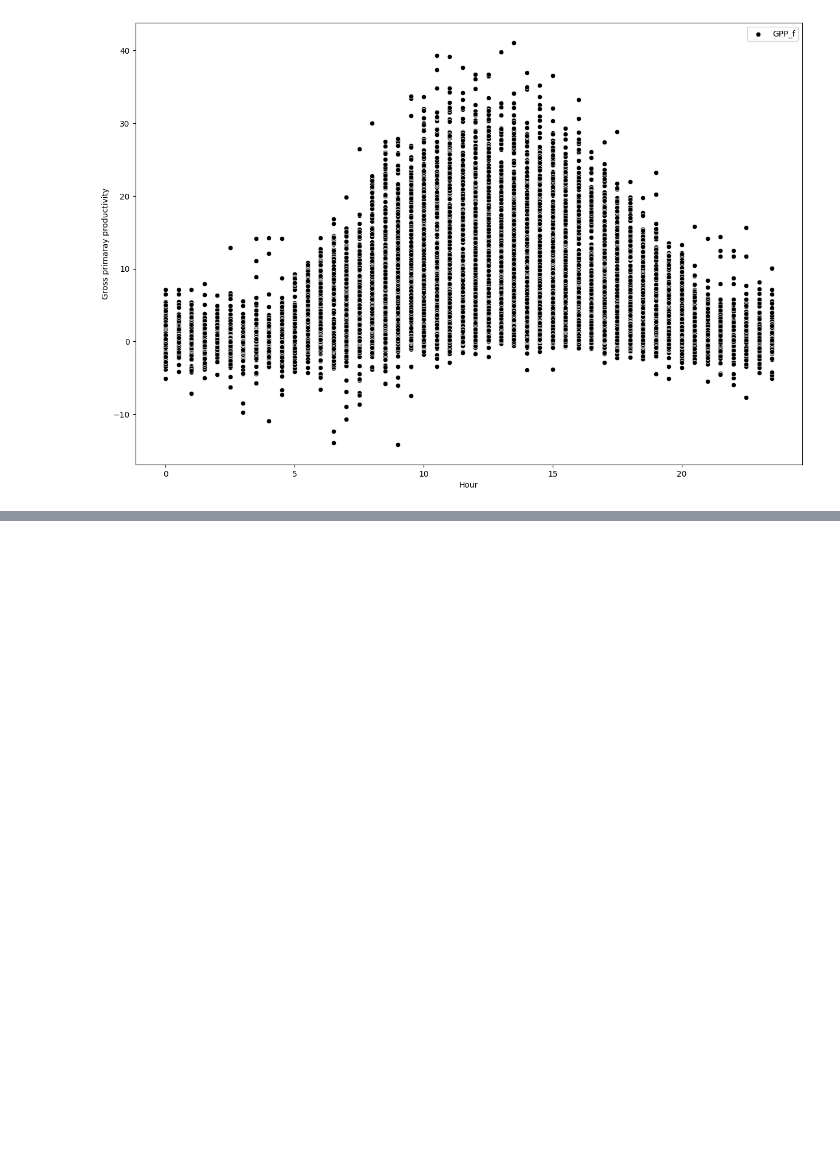
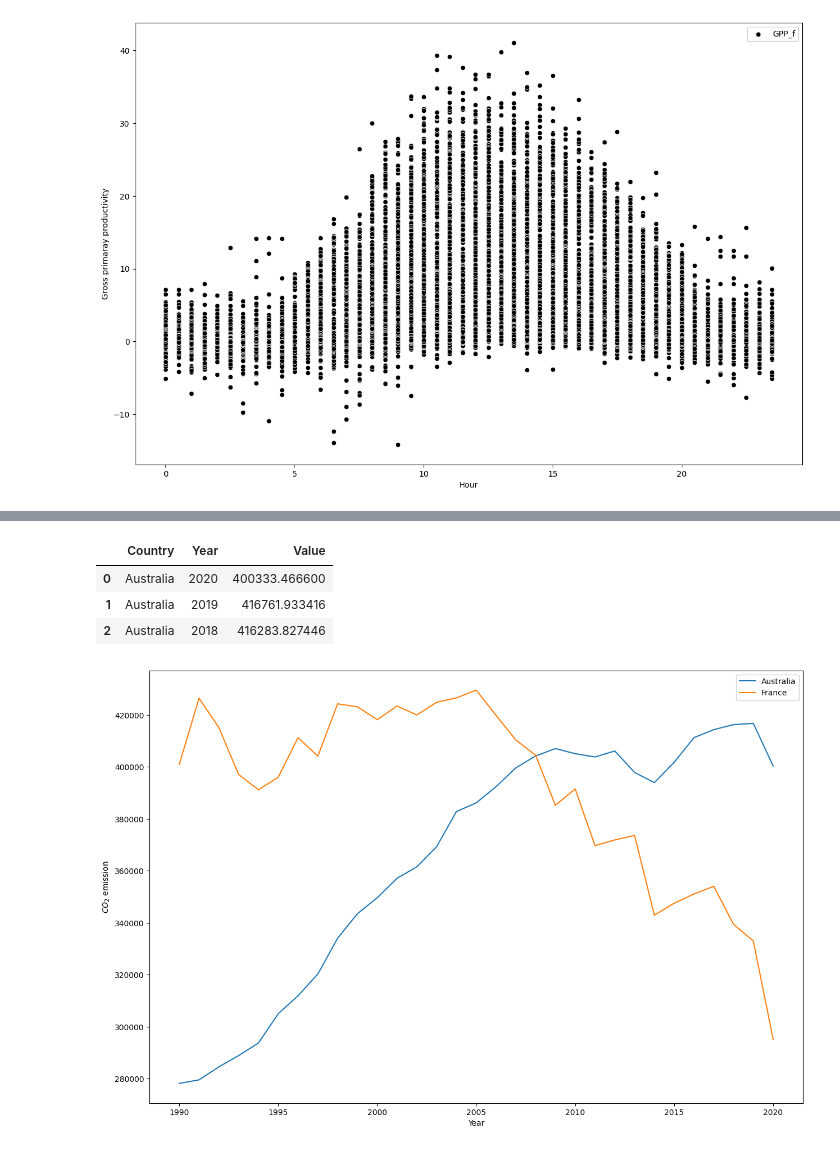
Before and after one commit to anujthapamagar/FEDS, a Jupyter notebook: FEDS_exam.ipynb, the cells around one changed output, grey strips where cells are left out. Saved outputs shown, nothing was run; the diff lists cells and outputs as text; code cells hidden in the pictures; blank space fills up the shorter version.

```diff
--- a/FEDS_exam.ipynb
+++ b/FEDS_exam.ipynb
@@ -91,0 +149,16 @@ plt.ylabel('Gross primaray productivity');
+# %%
+df2 = df2.rename(columns={'Country or Area': 'Country'})
+df2.head(3)
+# %% [output]
+|  | Country | Year | Value |
+| 0 | Australia | 2020 | 400333.466600 |
+| 1 | Australia | 2019 | 416761.933416 |
+| 2 | Australia | 2018 | 416283.827446 |
+# %%
+plt.figure(figsize = (15,10))
+sns.lineplot(data = df2, x = df2[df2.Country=='Australia'].Year, y = df2[df2.Country=='Australia'].Value, label = 'Australia')
+sns.lineplot(data = df2, x = df2[df2.Country=='France'].Year, y = df2[df2.Country=='France'].Value, label = 'France')
+plt.xlabel('Year')
+plt.ylabel('$CO_{2}$ emission');
+# %% [output]
+[figure, added]
```
Also changed, not shown: parts of 10 cells of this notebook.
